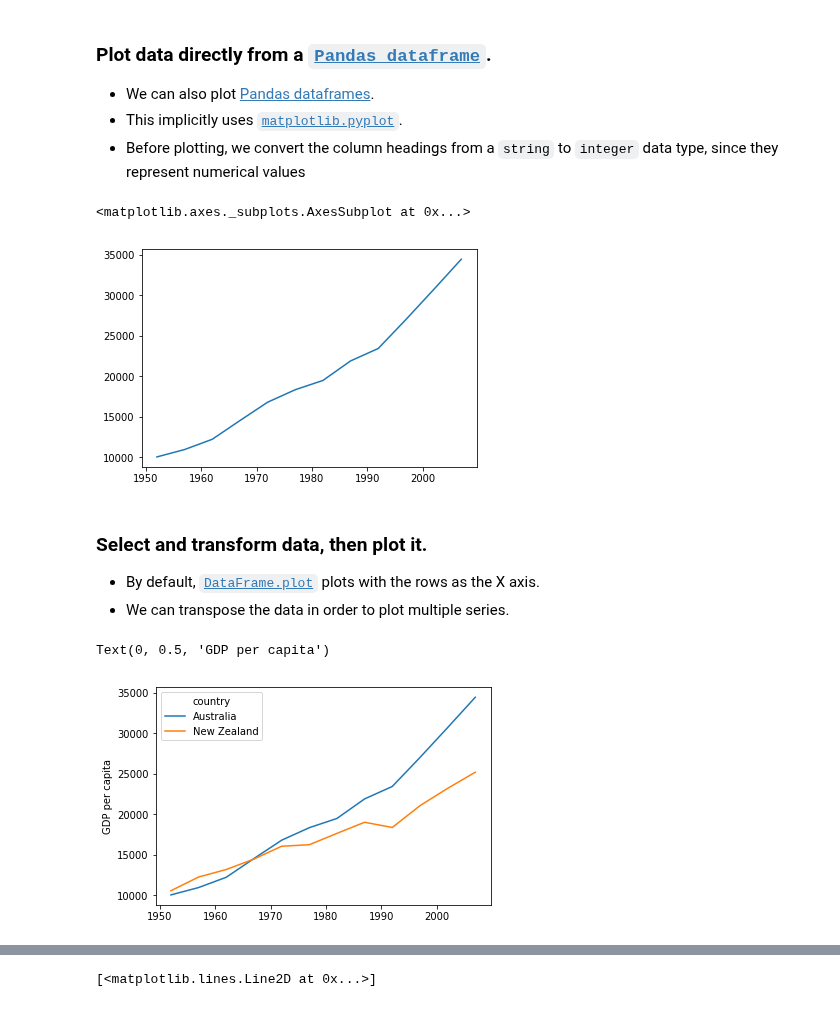
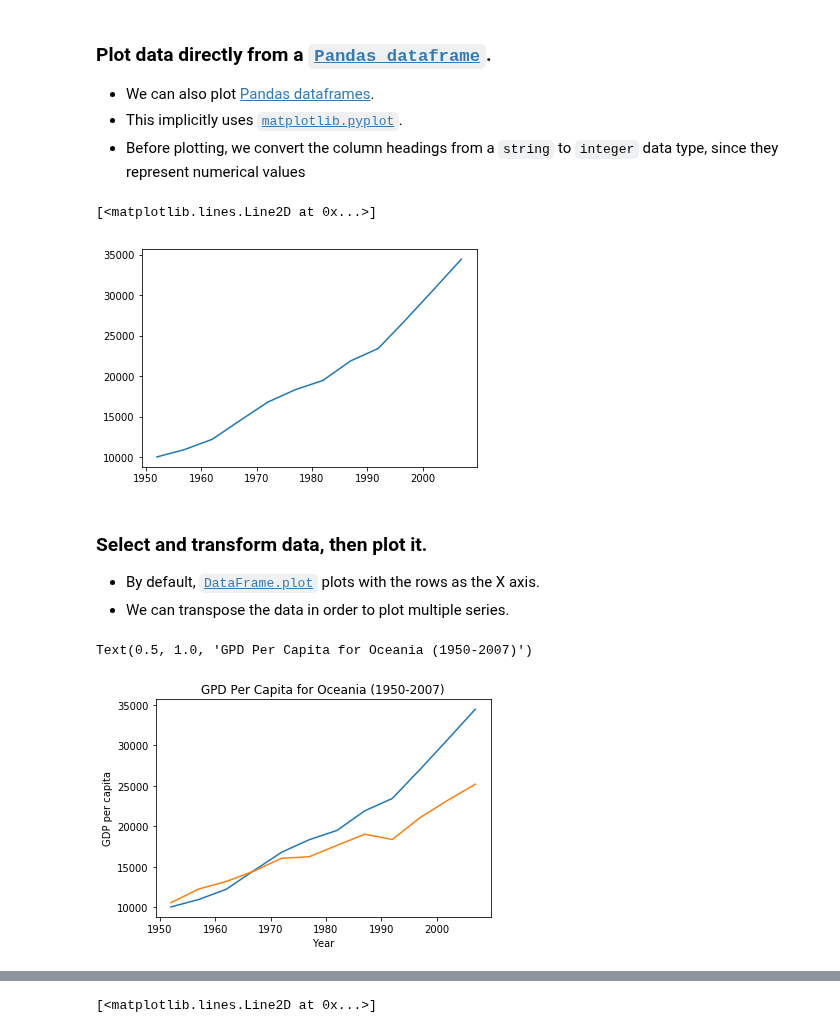
Before and after one commit to YaleDHLab/lab-workshops, a Jupyter notebook: python-for-humanists/PartII/Python2Complete.ipynb, the cells around one changed output, grey strips where cells are left out. Cells and saved outputs as stored; diff of their text form; code cells hidden in the pictures.

```diff
--- a/python-for-humanists/PartII/Python2Complete.ipynb
+++ b/python-for-humanists/PartII/Python2Complete.ipynb
@@ -856,26 +656,32 @@ Text(0, 0.5, 'Position (km)')
 # %%
 data = pd.read_csv('data/gapminder_gdp_oceania.csv', index_col='country')
 
+#print(data)
 # Extract year from last 4 characters of each column name
 years = data.columns.str.strip('gdpPercap_')
 # Convert year values to integers, saving results back to dataframe
 data.columns = years.astype(int)
 
-data.loc['Australia'].plot()
+#print(data)
+#print(data.loc['Australia'])
+
+plt.plot(data.loc['Australia'])
 # %% [output]
-<matplotlib.axes._subplots.AxesSubplot at 0x...>
+[<matplotlib.lines.Line2D at 0x...>]
 [figure]
 # %% [markdown]
 ### Select and transform data, then plot it.
 
 *   By default, [`DataFrame.plot`](https://pandas.pydata.org/pandas-docs/stable/generated/pandas.DataFrame.plot.html#pandas.DataFrame.plot) plots with the rows as the X axis.
 *   We can transpose the data in order to plot multiple series.
-# %%
-data.T.plot()
-plt.ylabel('GDP per capita')
-# %% [output]
-Text(0, 0.5, 'GDP per capita')
-[figure, removed]
+# %%
+plt.plot(data.T)
+plt.ylabel('GDP per capita')
+plt.xlabel('Year')
+plt.title('GPD Per Capita for Oceania (1950-2007)')
+# %% [output]
+Text(0.5, 1.0, 'GPD Per Capita for Oceania (1950-2007)')
+[figure, added]
 # %% [markdown]
 ### Many styles of plot are available.
 
```
Also changed, not shown: parts of 46 cells of this notebook, 1 other file.
